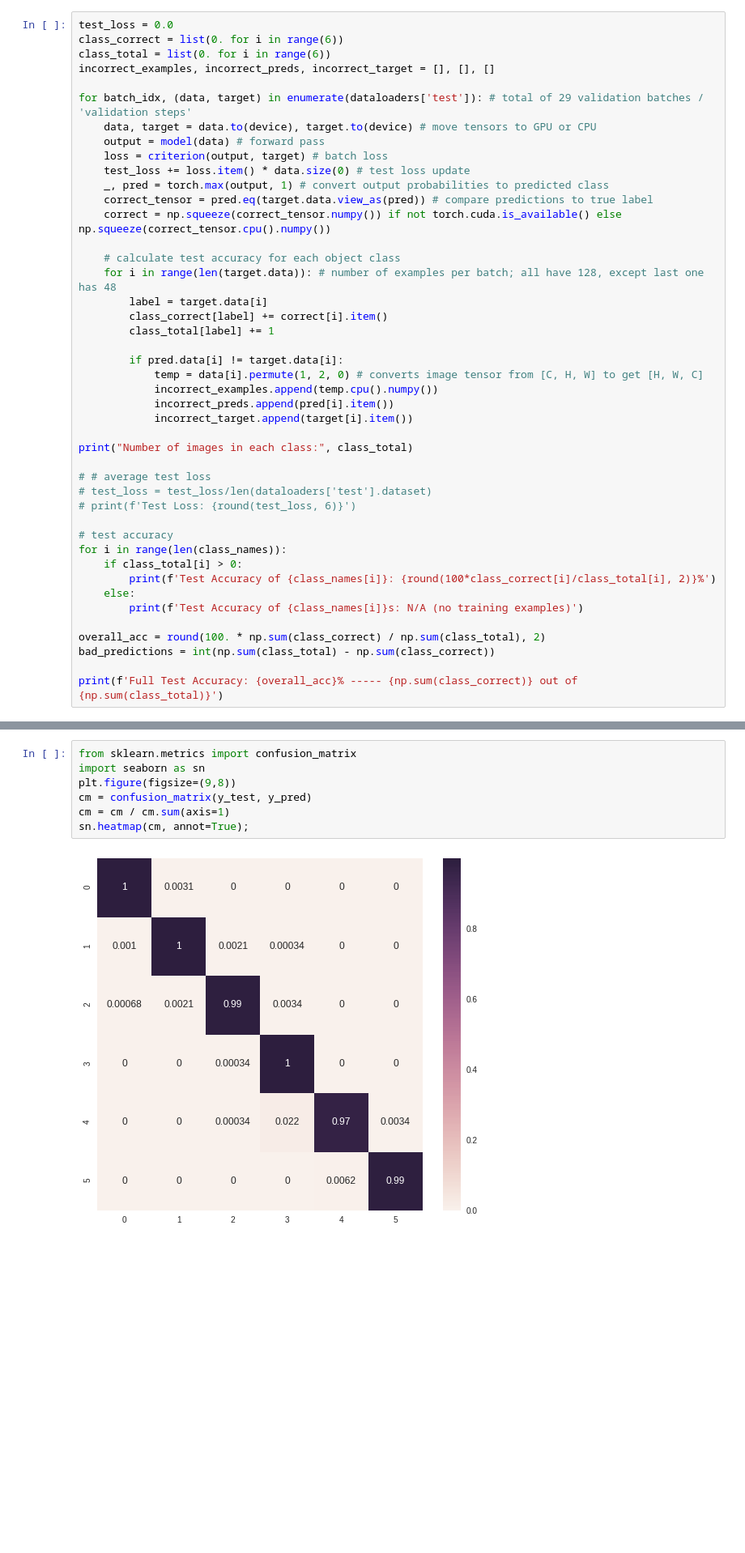
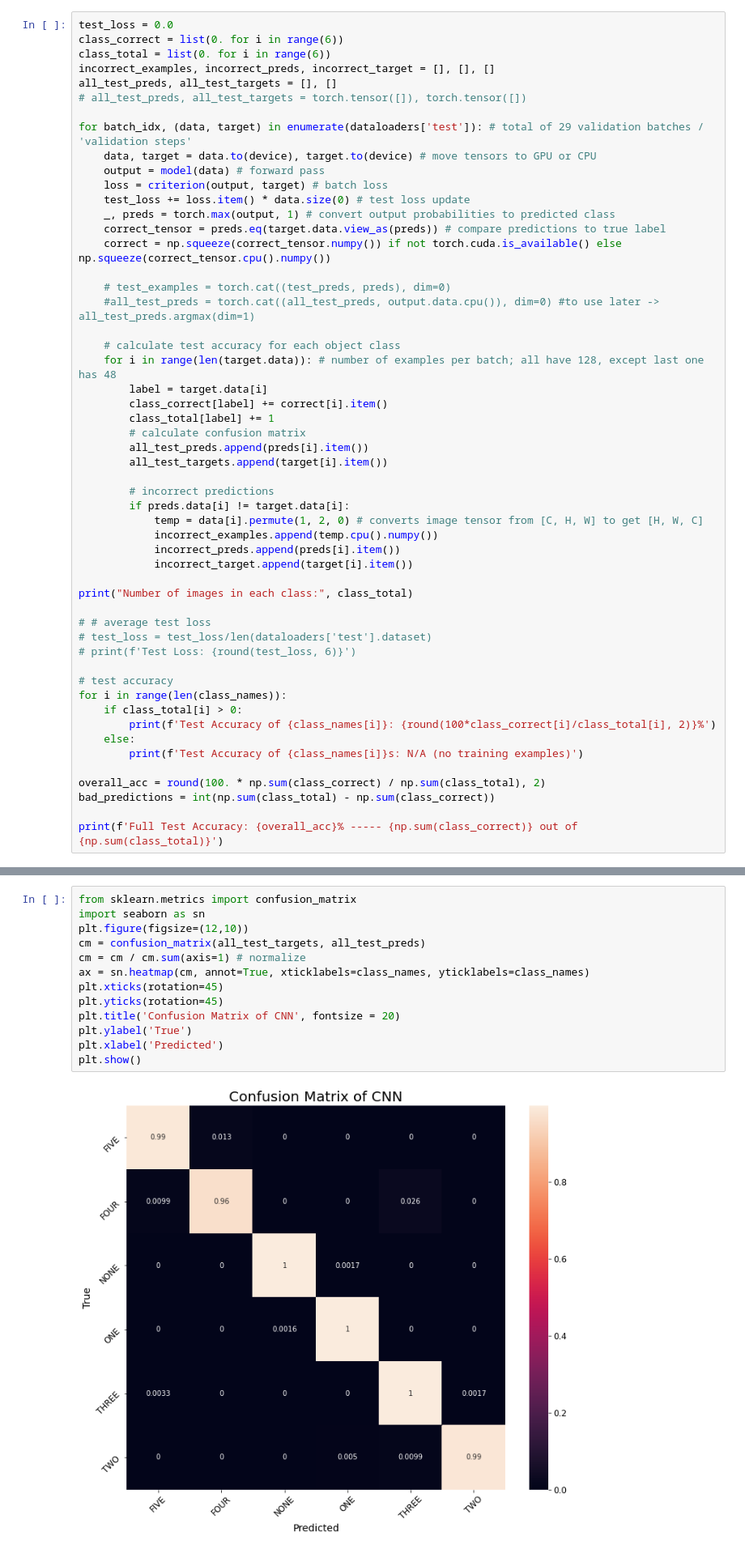
Before and after one commit to santiagonars/CNN-HowManyFingers-PyTorch, a Jupyter notebook: train-model.ipynb, the cells around one changed output, grey strips where cells are left out. Shown: that part at 81% size. Drawn from its saved outputs; the diff is of its cells as text; blank space fills up the shorter version.

```diff
--- a/train-model.ipynb
+++ b/train-model.ipynb
@@ -445,26 +447,35 @@ test_loss = 0.0
 class_correct = list(0. for i in range(6))
 class_total = list(0. for i in range(6))
 incorrect_examples, incorrect_preds, incorrect_target = [], [], []
+all_test_preds, all_test_targets = [], []
+# all_test_preds, all_test_targets = torch.tensor([]), torch.tensor([])
 
 for batch_idx, (data, target) in enumerate(dataloaders['test']): # total of 29 validation batches / 'validation steps'
     data, target = data.to(device), target.to(device) # move tensors to GPU or CPU
     output = model(data) # forward pass
     loss = criterion(output, target) # batch loss
     test_loss += loss.item() * data.size(0) # test loss update
-    _, pred = torch.max(output, 1) # convert output probabilities to predicted class
-    correct_tensor = pred.eq(target.data.view_as(pred)) # compare predictions to true label
+    _, preds = torch.max(output, 1) # convert output probabilities to predicted class
+    correct_tensor = preds.eq(target.data.view_as(preds)) # compare predictions to true label
     correct = np.squeeze(correct_tensor.numpy()) if not torch.cuda.is_available() else np.squeeze(correct_tensor.cpu().numpy())
+
+    # test_examples = torch.cat((test_preds, preds), dim=0)
+    #all_test_preds = torch.cat((all_test_preds, output.data.cpu()), dim=0) #to use later -> all_test_preds.argmax(dim=1)
 
     # calculate test accuracy for each object class
     for i in range(len(target.data)): # number of examples per batch; all have 128, except last one has 48
         label = target.data[i]
         class_correct[label] += correct[i].item()
         class_total[label] += 1
+        # calculate confusion matrix
+        all_test_preds.append(preds[i].item())
+        all_test_targets.append(target[i].item())
 
-        if pred.data[i] != target.data[i]:
+        # incorrect predictions
+        if preds.data[i] != target.data[i]:
             temp = data[i].permute(1, 2, 0) # converts image tensor from [C, H, W] to get [H, W, C]
             incorrect_examples.append(temp.cpu().numpy())
-            incorrect_preds.append(pred[i].item())
+            incorrect_preds.append(preds[i].item())
             incorrect_target.append(target[i].item())
 
 print("Number of images in each class:", class_total)
@@ -519,10 +536,16 @@ for idx in range(min(25,len(incorrect_examples))):
 # %%
 from sklearn.metrics import confusion_matrix
 import seaborn as sn
-plt.figure(figsize=(9,8))
-cm = confusion_matrix(y_test, y_pred)
-cm = cm / cm.sum(axis=1)
-sn.heatmap(cm, annot=True);
+plt.figure(figsize=(12,10))
+cm = confusion_matrix(all_test_targets, all_test_preds)
+cm = cm / cm.sum(axis=1) # normalize
+ax = sn.heatmap(cm, annot=True, xticklabels=class_names, yticklabels=class_names)
+plt.xticks(rotation=45)
+plt.yticks(rotation=45)
+plt.title('Confusion Matrix of CNN', fontsize = 20)
+plt.ylabel('True')
+plt.xlabel('Predicted')
+plt.show()
 # %% [output]
-[figure, old version]
+[figure, new version]
 # %% [markdown]
```
Also changed, not shown: parts of 14 cells of this notebook.
